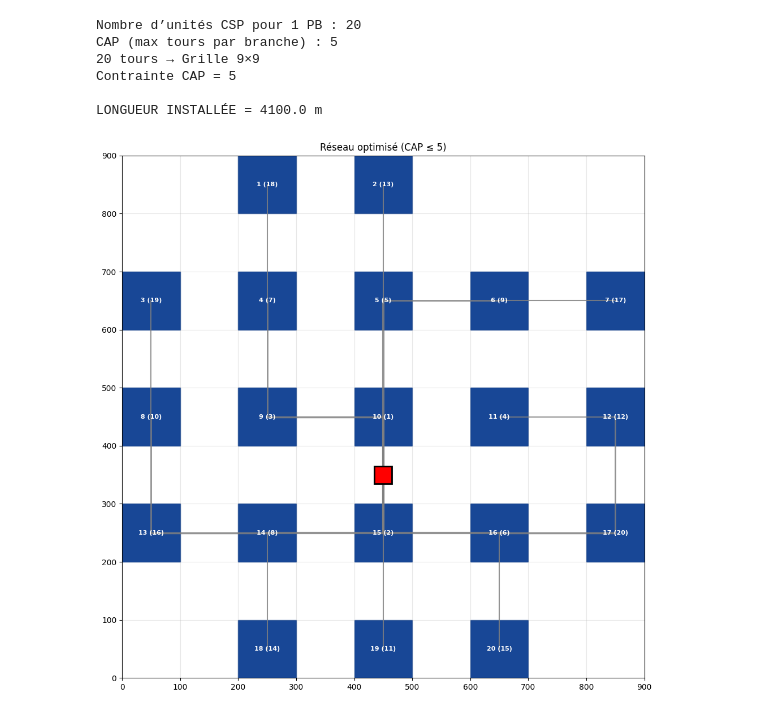
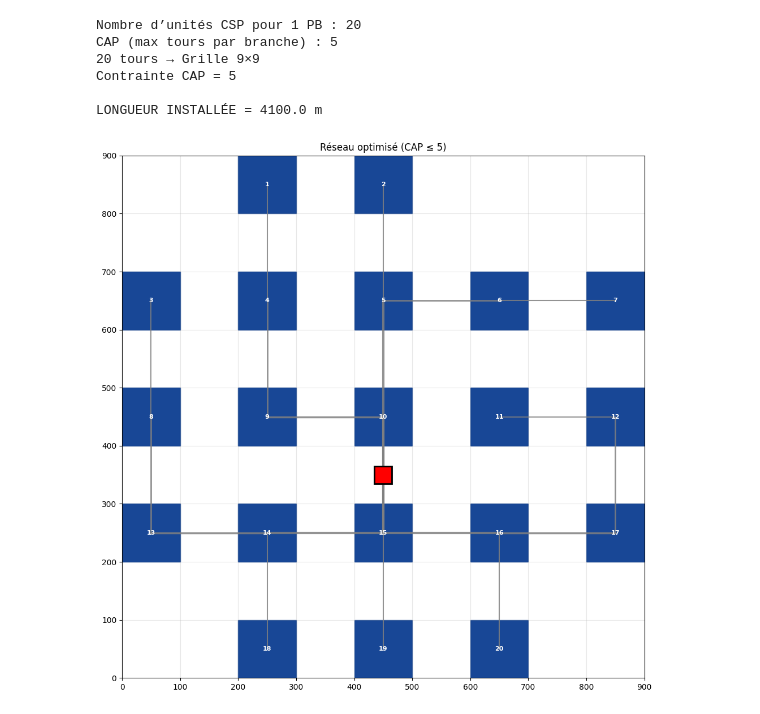
Before and after one commit to gregoirehendrix/Master_Thesis, a Jupyter notebook: towers_layout_groups.ipynb, the cells around one changed output. Saved outputs shown, nothing was run; the diff lists cells and outputs as text; code cells hidden in the pictures.

```diff
--- a/towers_layout_groups.ipynb
+++ b/towers_layout_groups.ipynb
@@ -1,16 +1,12 @@
 # %% [markdown]
 <a href="https://colab.research.google.com/github/gregoirehendrix/Master_Thesis/blob/main/towers_layout_groups.ipynb" target="_parent"><img src="https://colab.research.google.com/assets/colab-badge.svg" alt="Open In Colab"/></a>
 # %%
-# -*- coding: utf-8 -*-
 import numpy as np
 import matplotlib.pyplot as plt
 from matplotlib.patches import Rectangle
 from itertools import product
 import math
 from collections import deque
-
-# 🟦 sera défini par l’utilisateur au lancement
-DIST_UNITE = None
 
 # ===================== UTILITAIRES DE BASE =====================
 
@@ -63,7 +59,6 @@ class Component:
             self.pb_cost = dist_to_pb[node]
             self.pb_node = node
 
-
 def build_capacitated_forest_for_candidate(bleus_pos, red_pos, M, CAP=4):
     B = len(bleus_pos)
     red_xy = coord_reelle(red_pos, M)
@@ -80,7 +75,6 @@ def build_capacitated_forest_for_candidate(bleus_pos, red_pos, M, CAP=4):
 
     components = [Component(b, dist_to_pb) for b in range(1, B+1)]
 
-    # Heuristique savings CAPACITÉ
     while True:
         best = None
         nC = len(components)
@@ -196,14 +190,9 @@ def choose_best_power_block_capacitated(bleus_pos, M, CAP=4):
 # ===================== TRI D’AFFICHAGE VISUEL =====================
 
 def compute_visual_order(bleus_pos):
-    """
-    Retourne :
-      - liste triée visuellement [(internal_id, (i,j)), ...]
-      - mapping internal_id -> visual_id
-    """
     sorted_vis = sorted(
         list(enumerate(bleus_pos, start=1)),
-        key=lambda x: (-x[1][0], x[1][1])  # haut -> bas, gauche -> droite
+        key=lambda x: (-x[1][0], x[1][1])
     )
     mapping = {internal: visual for visual, (internal, _) in enumerate(sorted_vis, start=1)}
     return sorted_vis, mapping
@@ -234,17 +223,13 @@ def compute_subtree_sizes(parent):
         size[u] = s
     return size, children
 
-
 def plot_network_with_pipes(bleus_pos, red_pos, parent, coords, M, title="Réseau optimisé"):
     total = M * DIST_UNITE
-
     fig, ax = plt.subplots(figsize=(10, 10))
     ax.set_aspect('equal', adjustable='box')
 
-    # 🟦 TRI VISUEL + MAP
     bleus_visuels, map_int_to_vis = compute_visual_order(bleus_pos)
 
-    # 🟦 AFFICHAGE BLEUS AVEC NUMÉROTATION VISUELLE
     for internal_id, (i, j) in bleus_visuels:
         display_id = map_int_to_vis[internal_id]
         x, y = coord_reelle((i, j), M)
@@ -256,12 +241,11 @@ def plot_network_with_pipes(bleus_pos, red_pos, parent, coords, M, title="Résea
 
         ax.text(
             x + DIST_UNITE/2, y + DIST_UNITE/2,
-            f"{display_id} ({internal_id})",
+            f"{display_id}",
             ha='center', va='center',
             color='white', fontsize=8, fontweight='bold', zorder=5
         )
 
-    # PB
     xR, yR = coord_reelle(red_pos, M)
     TAILLE_PB = min(30, DIST_UNITE)
     x_c = xR + (DIST_UNITE - TAILLE_PB)/2
@@ -270,7 +254,6 @@ def plot_network_with_pipes(bleus_pos, red_pos, parent, coords, M, title="Résea
                      facecolor='red', edgecolor='black', linewidth=2, zorder=10)
     ax.add_patch(rect)
 
-    # Tuyaux
     sizes, children = compute_subtree_sizes(parent)
     n = len(parent)
     for v in range(1, n):
@@ -282,8 +265,8 @@ def plot_network_with_pipes(bleus_pos, red_pos, parent, coords, M, title="Résea
         c2 = (x2 + DIST_UNITE/2, y2 + DIST_UNITE/2)
 
         w = 1.0 + 0.5 * min(sizes[v], 4)
-        ax.plot([c1[0], c2[0]], [c1[1], c1[1]], color='gray', linewidth=w, alpha=0.85, zorder=3)
-        ax.plot([c2[0], c2[0]], [c1[1], c2[1]], color='gray', linewidth=w, alpha=0.85, zorder=3)
+        ax.plot([c1[0], c2[0]], [c1[1], c1[1]], color='gray', linewidth=w, alpha=0.85)
+        ax.plot([c2[0], c2[0]], [c1[1], c2[1]], color='gray', linewidth=w, alpha=0.85)
 
     ax.set_xlim(0, total)
     ax.set_ylim(0, total)
@@ -294,30 +277,23 @@ def plot_network_with_pipes(bleus_pos, red_pos, parent, coords, M, title="Résea
 
 # ===================== CALCUL CHARGES + DIAMÈTRES + LONGUEURS =====================
 
-# Table de correspondance charge -> diamètre (peut être adaptée)
 DIAM_TABLE = {
     1: '1 1/4"',
     2: '2"',
     3: '2 1/2"',
     4: '3"',
-    5: '3"'  # au-delà, on garde le diamètre max défini
+    5: '3"'
 }
 
 def compute_pipe_charges_and_diameters(parent, nb_units, diameter_table):
-    """
-    Calcule la charge (nb d’unités aval) pour chaque branche et
-    attribue un diamètre en fonction de la charge.
-    parent : liste de taille nb_units+1 avec parent[0] inutilisé (= -1), parent[v] = père (0 = PB)
-    """
-    # Construction enfants
-    children = {i: [] for i in range(nb_units+1)}  # 0..nb_units
+
+    children = {i: [] for i in range(nb_units+1)}
     for child in range(1, nb_units+1):
         par = parent[child]
         if par is None:
             continue
         children[par].append(child)
 
-    # DFS pour charges
     charge = {}
     def dfs(node):
         if node != 0 and len(children[node]) == 0:
@@ -331,7 +307,6 @@ def compute_pipe_charges_and_diameters(parent, nb_units, diameter_table):
 
     dfs(0)
 
-    # Attribution diamètre par branche (child -> parent)
     pipe_info = {}
     max_key = max(diameter_table.keys())
     for b in range(1, nb_units+1):
@@ -345,10 +320,6 @@ def compute_pipe_charges_and_diameters(parent, nb_units, diameter_table):
     return pipe_info, charge
 
 def compute_length_per_diameter(parent, coords, pipe_info):
-    """
-    Additionne les longueurs (Manhattan) par diamètre.
-    coords : liste où coords[0] = PB, coords[1..B] = bleus
-    """
     length_per_diam = {}
     for (child, par), info in pipe_info.items():
         diam = info["diameter"]
@@ -372,6 +343,13 @@ def optimize_pb_and_grouping_capacitated(nb_bleus, step=2, CAP=4):
     coords = best["coords"]
     total_len = best["total_len"]
 
+    # ---- Mapping interne -> visuel pour AUDIT ----
+    sorted_vis = sorted(
+        list(enumerate(bleus_pos, start=1)),
+        key=lambda x: (-x[1][0], x[1][1])
+    )
+    int_to_vis = {internal: vis for vis, (internal, _) in enumerate(sorted_vis, start=1)}
+
     print("\nLONGUEUR INSTALLÉE =", total_len, "m")
 
     plot_network_with_pipes(
@@ -383,51 +361,63 @@ def optimize_pb_and_grouping_capacitated(nb_bleus, step=2, CAP=4):
         title=f"Réseau optimisé (CAP ≤ {CAP})"
     )
 
-    # ===== CALCUL DIAMÈTRES & LONGUEURS =====
     pipe_info, charges = compute_pipe_charges_and_diameters(parent, len(bleus_pos), DIAM_TABLE)
     lengths = compute_length_per_diameter(parent, coords, pipe_info)
 
     print("\n=== LONGUEURS TOTALES PAR DIAMÈTRE ===")
-    # Tri optionnel par “ordre” de diamètre (facultatif — ici on garde l’ordre d’insertion)
     for diam, L in lengths.items():
         print(f"{diam} : {L:.2f} m")
 
-    # ===== VERIFICATION DETAILLÉE (audit Cas B) =====
-    print("\n=== VERIFICATION DETAILLÉE DES TUYAUX ===")
-    print("Enfant → Parent | Charge | Diamètre | Longueur (m)")
+# ===== AUDIT AVEC IDs VISUELS (trié par ID visuel croissant) =====
+    print("\n=== VERIFICATION DETAILLEE DES TUYAUX (IDs visuels) ===")
+    print("Enfant(visuel) → Parent(visuel) | Charge | Diamètre | Longueur (m)")
     print("---------------------------------------------------")
 
     total_recalc = 0.0
+    lignes = []  # on accumule les lignes pour pouvoir trier
 
     for (child, par), info in pipe_info.items():
         x1, y1 = coords[child]
         x2, y2 = coords[par]
         length = abs(x1 - x2) + abs(y1 - y2)
 
-        print(f"{child} → {par} | {info['charge']} | {info['diameter']} | {length:.2f}")
+        child_v = int_to_vis.get(child, child)
+        parent_v = "PB" if par == 0 else int_to_vis.get(par, par)
 
+        lignes.append( (child_v, parent_v, info['charge'], info['diameter'], length) )
         total_recalc += length
+
+    # Tri par ID visuel enfant croissant, puis parent visuel (PB en premier)
+    def parent_sort_key(pv):
+        # place "PB" avant les nombres; sinon convertit en int pour trier correctement
+        return (-1 if pv == "PB" else int(pv))
+
+    lignes.sort(key=lambda row: (int(row[0]), parent_sort_key(row[1])))
+
+    # Impression des lignes triées
+    for child_v, parent_v, charge_v, diam_v, length_v in lignes:
+        print(f"{child_v} → {parent_v} | {charge_v} | {diam_v} | {length_v:.2f}")
 
     print("---------------------------------------------------")
     print(f"Longueur totale recalculée : {total_recalc:.2f} m")
     print(f"Différence avec total_len : {abs(total_recalc - total_len):.2f} m")
 
 # ===================== MAIN =====================
 
 if __name__ == "__main__":
     nb = int(input("Nombre d’unités CSP pour 1 PB : "))
     DIST_UNITE = 100
     CAP = int(input("CAP (max tours par branche) : "))
 
     optimize_pb_and_grouping_capacitated(nb, step=2, CAP=CAP)
 # %% [output]
 Nombre d’unités CSP pour 1 PB : 20
 CAP (max tours par branche) : 5
 20 tours → Grille 9×9
 Contrainte CAP = 5
 
 LONGUEUR INSTALLÉE = 4100.0 m
-[figure, old version]
+[figure, new version]
 === LONGUEURS TOTALES PAR DIAMÈTRE ===
 3" : 1000.00 m
 2" : 900.00 m
```
Also changed, not shown: parts of 2 cells of this notebook.
